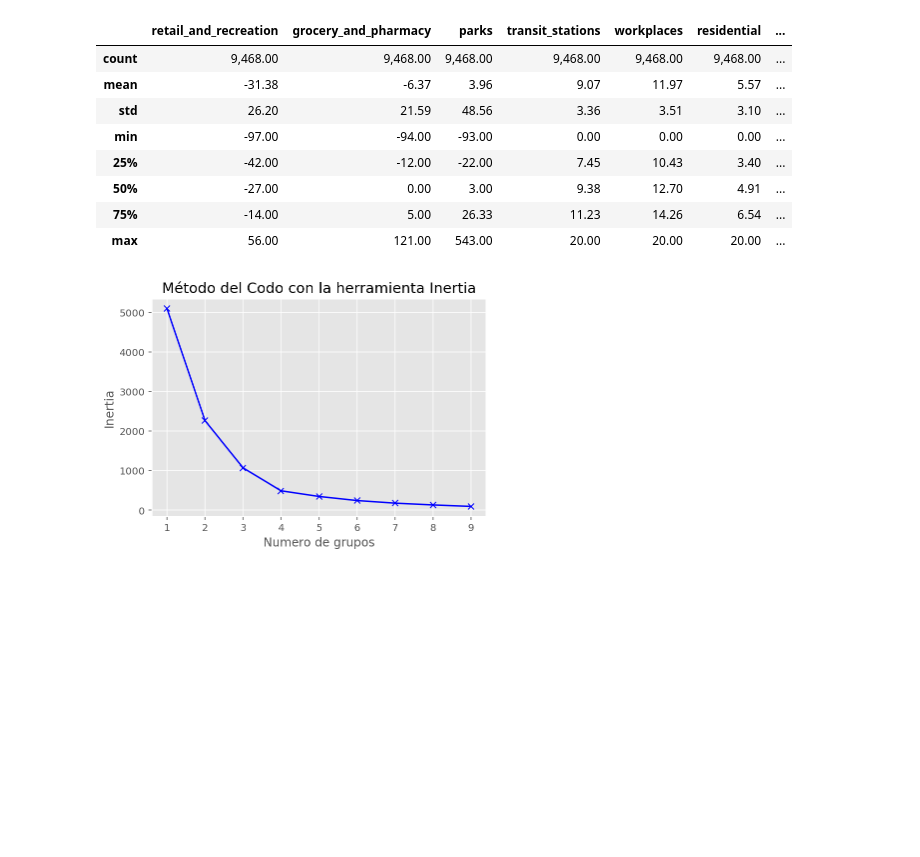
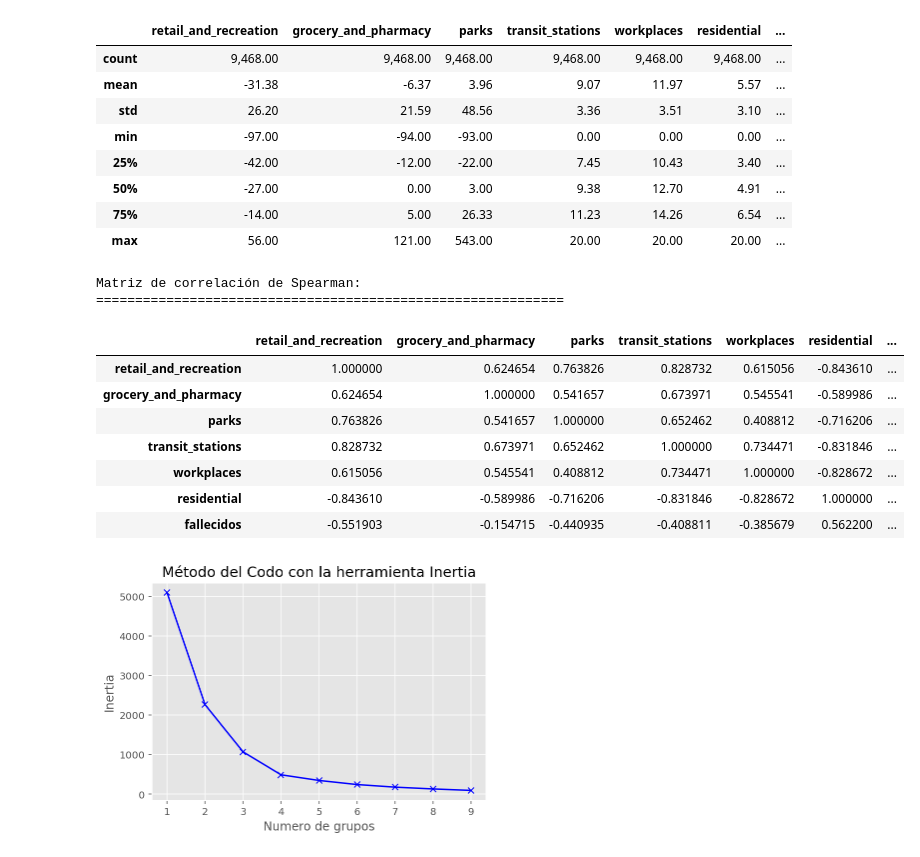
Before and after one commit to TFM-BigData-COVID19/BUILDING_DATABASE, a Jupyter notebook: TFM_Analisis_Movilidad.ipynb, the cells around one changed output. Saved outputs shown, nothing was run; the diff lists cells and outputs as text; code cells hidden in the pictures; blank space fills up the shorter version.

```diff
--- a/TFM_Analisis_Movilidad.ipynb
+++ b/TFM_Analisis_Movilidad.ipynb
@@ -1778,6 +1793,24 @@ df_fallecidos_.describe()
 | 50% | -27.00 | 0.00 | 3.00 | 9.38 | 12.70 | 4.91 | ... |
 | 75% | -14.00 | 5.00 | 26.33 | 11.23 | 14.26 | 6.54 | ... |
 | max | 56.00 | 121.00 | 543.00 | 20.00 | 20.00 | 20.00 | ... |
+# %%
+# Matriz de correlación
+
+corr_var = df_fallecidos_.corr(method="spearman",)
+print("Matriz de correlación de Spearman:")
+print("="*60)
+corr_var.style.background_gradient(cmap='coolwarm')
+# %% [output]
+Matriz de correlación de Spearman:
+============================================================
+|  | retail_and_recreation | grocery_and_pharmacy | parks | transit_stations | workplaces | residential | ... |
+| retail_and_recreation | 1.000000 | 0.624654 | 0.763826 | 0.828732 | 0.615056 | -0.843610 | ... |
+| grocery_and_pharmacy | 0.624654 | 1.000000 | 0.541657 | 0.673971 | 0.545541 | -0.589986 | ... |
+| parks | 0.763826 | 0.541657 | 1.000000 | 0.652462 | 0.408812 | -0.716206 | ... |
+| transit_stations | 0.828732 | 0.673971 | 0.652462 | 1.000000 | 0.734471 | -0.831846 | ... |
+| workplaces | 0.615056 | 0.545541 | 0.408812 | 0.734471 | 1.000000 | -0.828672 | ... |
+| residential | -0.843610 | -0.589986 | -0.716206 | -0.831846 | -0.828672 | 1.000000 | ... |
+| fallecidos | -0.551903 | -0.154715 | -0.440935 | -0.408811 | -0.385679 | 0.562200 | ... |
 # %%
 cols_needed4=['retail_and_recreation', 'grocery_and_pharmacy',
        'parks', 'transit_stations', 'workplaces', 'residential', 'fallecidos']
```
Also changed, not shown: parts of 3 cells of this notebook.
